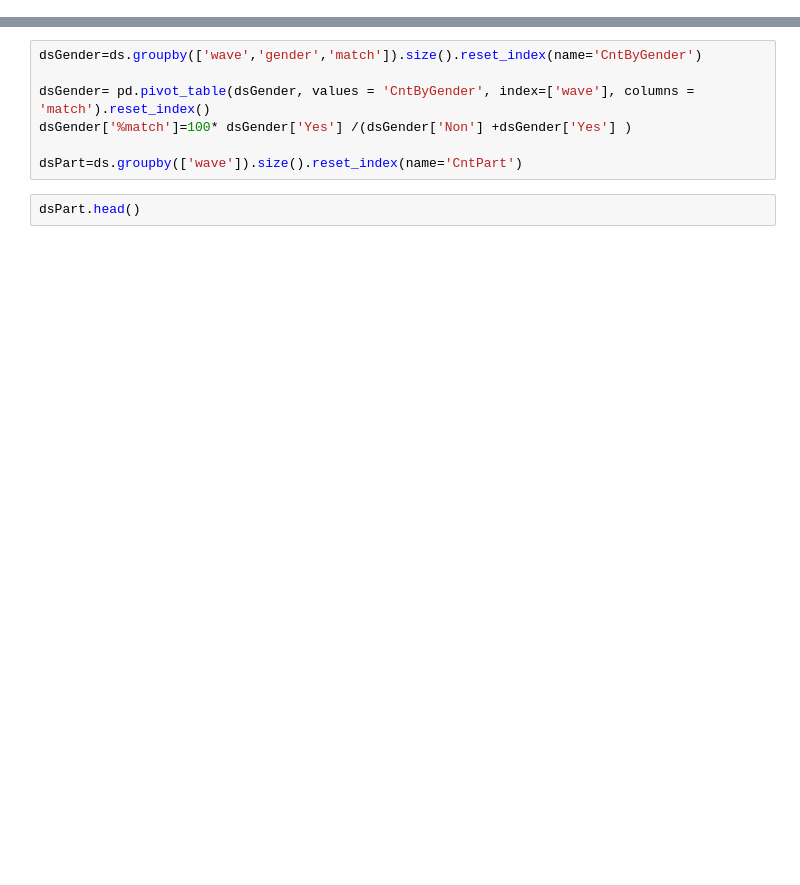
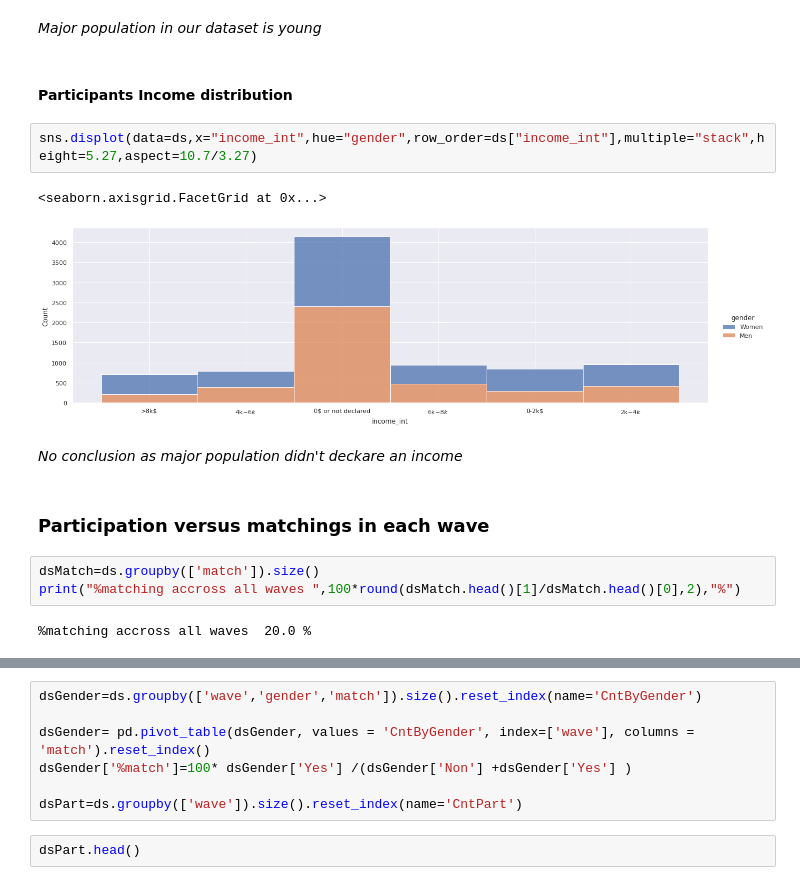
Before and after one commit to saidsoufyan/livrableJedha, a Jupyter notebook: 01-Projet SpeedDating/SpeedDating.ipynb, the cells around one changed output, grey strips where cells are left out. Drawn from its saved outputs; the diff is of its cells as text; blank space fills up the shorter version.

```diff
--- a/01-Projet SpeedDating/SpeedDating.ipynb
+++ b/01-Projet SpeedDating/SpeedDating.ipynb
@@ -210,0 +115,18 @@ ds.head(10)
+# %% [markdown]
+<i>Major population in our dataset is young
+# %% [markdown]
+<h4>Participants Income distribution
+# %%
+sns.displot(data=ds,x="income_int",hue="gender",row_order=ds["income_int"],multiple="stack",height=5.27,aspect=10.7/3.27)
+# %% [output]
+<seaborn.axisgrid.FacetGrid at 0x...>
+[figure, added]
+# %% [markdown]
+<i>No conclusion as major population didn't deckare an income
+# %% [markdown]
+<h3>Participation versus matchings in each wave
+# %%
+dsMatch=ds.groupby(['match']).size()
+print("%matching accross all waves ",100*round(dsMatch.head()[1]/dsMatch.head()[0],2),"%")
+# %% [output]
+%matching accross all waves  20.0 %
```
Also changed, not shown: parts of 64 cells of this notebook, 1 other file.
